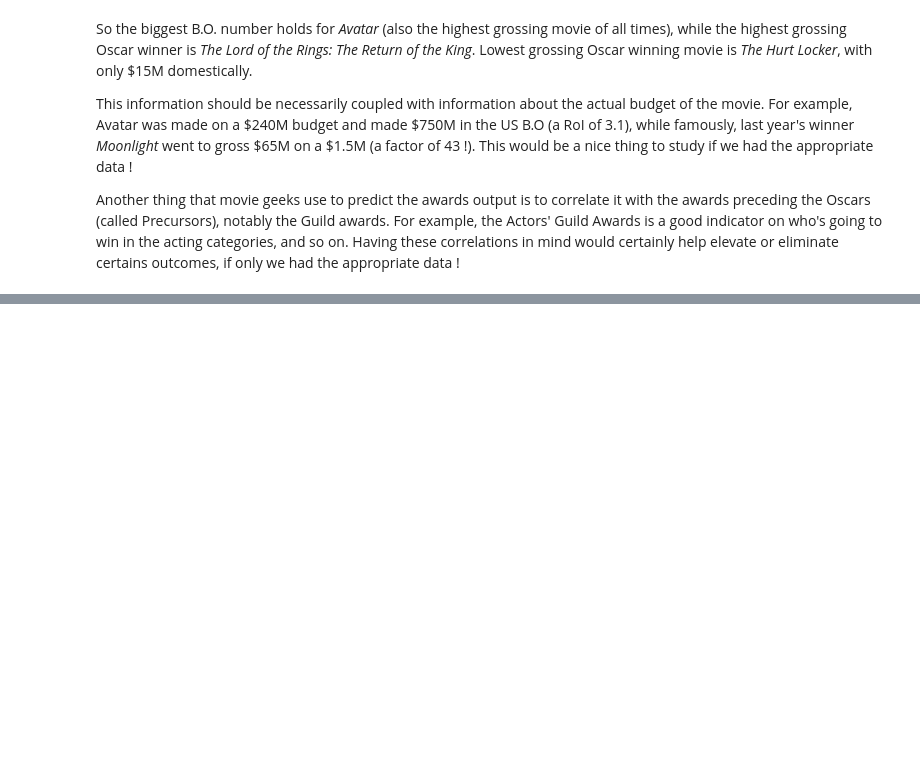
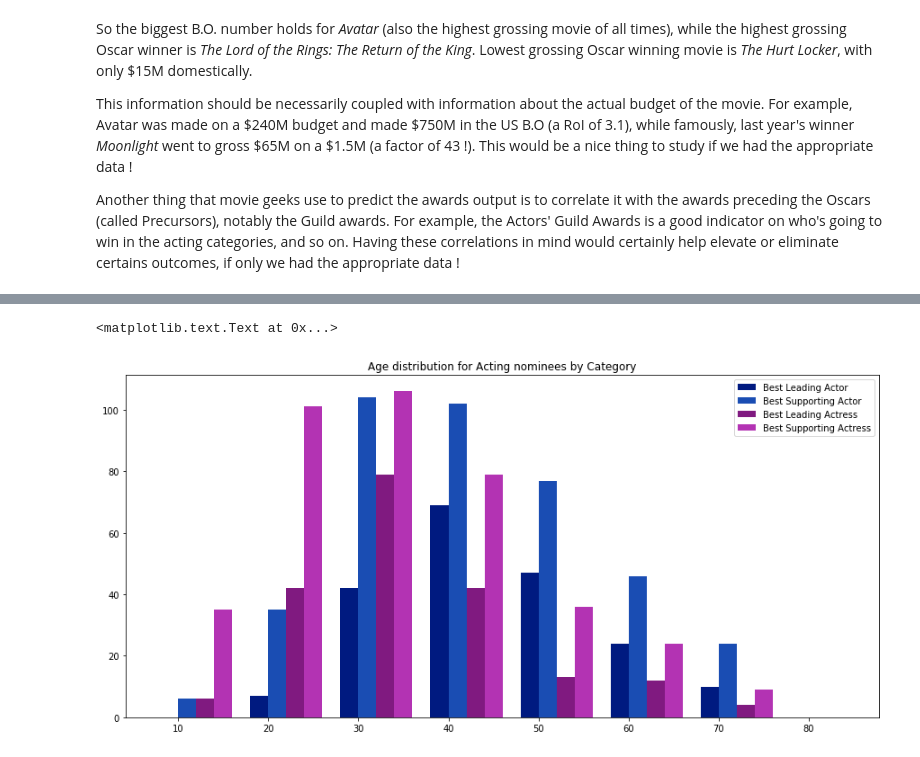
Before and after one commit to Siliam/Misc, a Jupyter notebook: SMPE/And the Oscar goes to ...ipynb, the cells around one changed output, grey strips where cells are left out. Cells and saved outputs as stored; diff of their text form; code cells hidden in the pictures; blank space fills up the shorter version.

```diff
--- a/SMPE/And the Oscar goes to ...ipynb
+++ b/SMPE/And the Oscar goes to ...ipynb
@@ -1012,0 +1178,8 @@ type of role
+# %%
+counter = 0
+for name in df_actors['Name'].unique():
+    if name in actor_data:
+        counter += 1
+    else:
+        print('"'+name+'"@en', end=', ')
+print("# of actors found in DBPedia : " + str(counter) + '/' + str(len(df_actors['Name'].unique())))
@@ -1012,0 +1474,14 @@ type of role
+# %%
+# I used 10 as a bucket size because it faily represents "age groups" 8-18 for teens, 18-28 for young adults ..
+bins = list(range(8, 88, 10))
+w = 2
+plt.figure(figsize=(15, 7))
+plt.hist(df_actors[df_actors['Award'] == 'Actor in a Leading Role']['Age'], bins=bins, width=w, color=[0, 0.1, 0.5], label='Best Leading Actor')
+plt.hist(df_actors[df_actors['Award'] == 'Actor in a Supporting Role']['Age'], bins=[x+w for x in bins], width=w, color=[0.1, 0.3, 0.7], label='Best Supporting Actor')
+plt.hist(df_actors[df_actors['Award'] == 'Actress in a Leading Role']['Age'], bins=[x+2*w for x in bins], width=w, color=[0.5, 0.1, 0.5], label='Best Leading Actress')
+plt.hist(df_actors[df_actors['Award'] == 'Actress in a Supporting Role']['Age'], bins=[x+3*w for x in bins], width=w, color=[0.7, 0.2, 0.7], label='Best Supporting Actress')
+plt.legend()
+plt.title('Age distribution for Acting nominees by Category')
+# %% [output]
+<matplotlib.text.Text at 0x...>
+[figure, added]
```
Also changed, not shown: parts of 85 cells of this notebook, 7 other files.
